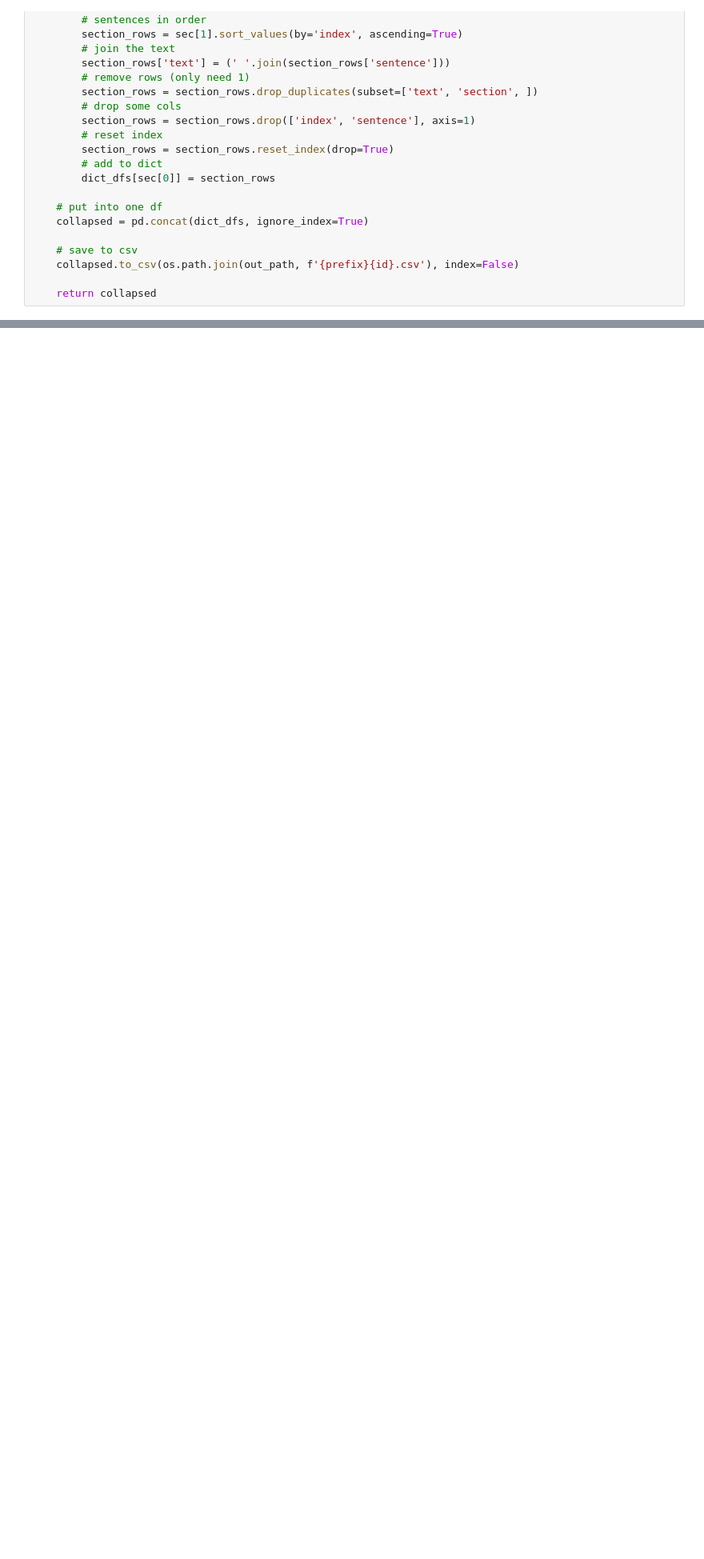
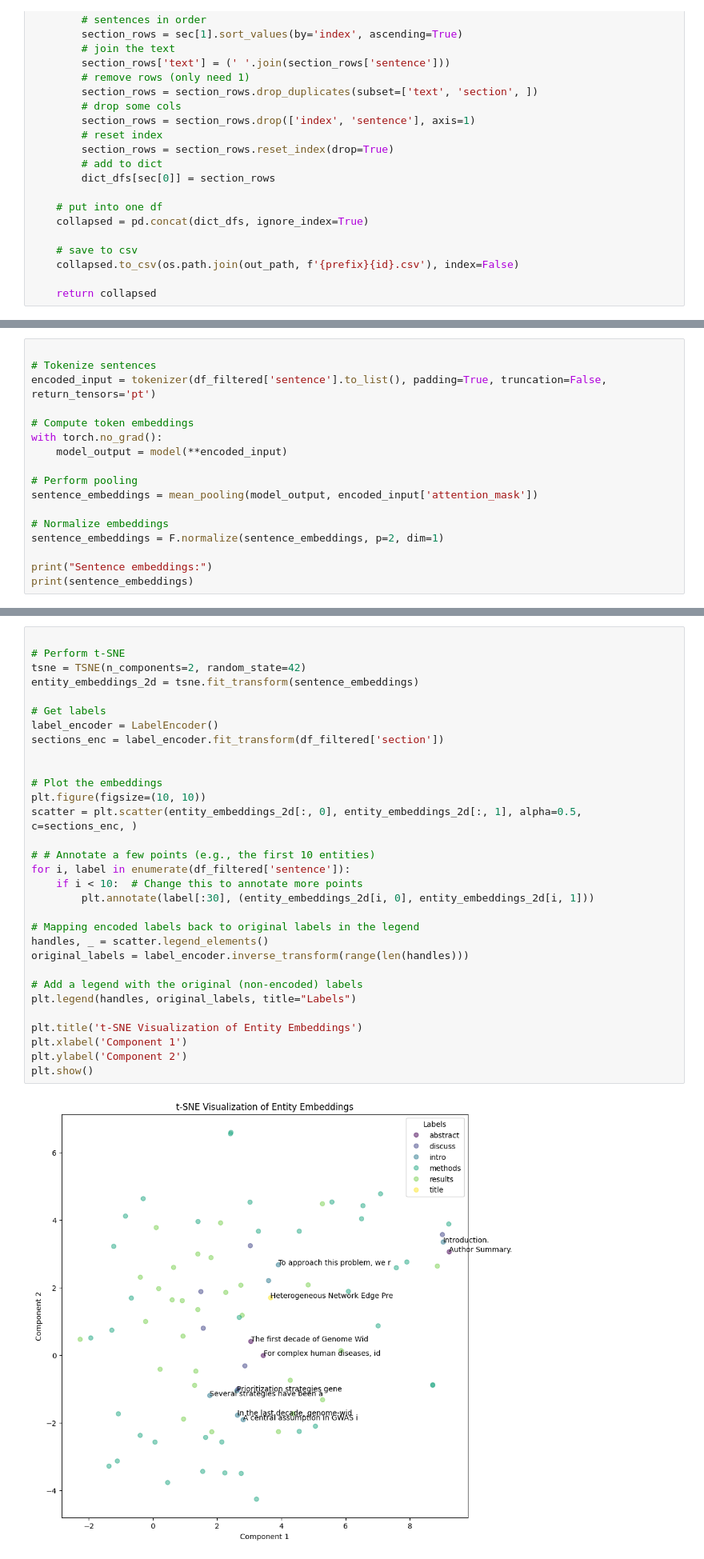
Before and after one commit to Multiomics-Analytics-Group/pubmed-rag, a Jupyter notebook: notebooks/gen_workspace.ipynb, the cells around one changed output, grey strips where cells are left out. Shown at 80% size. Cells and saved outputs as stored; diff of their text form; blank space fills up the shorter version.

Commit message:
trying sentence transformers

```diff
--- a/notebooks/gen_workspace.ipynb
+++ b/notebooks/gen_workspace.ipynb
@@ -168,0 +203,17 @@ collapse_sections(df_filtered, 'biocjson' )
+# %%
+
+# Tokenize sentences
+encoded_input = tokenizer(df_filtered['sentence'].to_list(), padding=True, truncation=False, return_tensors='pt')
+
+# Compute token embeddings
+with torch.no_grad():
+    model_output = model(**encoded_input)
+
+# Perform pooling
+sentence_embeddings = mean_pooling(model_output, encoded_input['attention_mask'])
+
+# Normalize embeddings
+sentence_embeddings = F.normalize(sentence_embeddings, p=2, dim=1)
+
+print("Sentence embeddings:")
+print(sentence_embeddings)
@@ -169,3 +248,36 @@ collapse_sections(df_filtered, 'biocjson' )
+# %%
+
+# Perform t-SNE
+tsne = TSNE(n_components=2, random_state=42)
+entity_embeddings_2d = tsne.fit_transform(sentence_embeddings)
+
+# Get labels
+label_encoder = LabelEncoder()
+sections_enc = label_encoder.fit_transform(df_filtered['section'])
+
+
+# Plot the embeddings
+plt.figure(figsize=(10, 10))
+scatter = plt.scatter(entity_embeddings_2d[:, 0], entity_embeddings_2d[:, 1], alpha=0.5, c=sections_enc, )
+
+# # Annotate a few points (e.g., the first 10 entities)
+for i, label in enumerate(df_filtered['sentence']):
+    if i < 10:  # Change this to annotate more points
+        plt.annotate(label[:30], (entity_embeddings_2d[i, 0], entity_embeddings_2d[i, 1]))
+
+# Mapping encoded labels back to original labels in the legend
+handles, _ = scatter.legend_elements()
+original_labels = label_encoder.inverse_transform(range(len(handles)))
+
+# Add a legend with the original (non-encoded) labels
+plt.legend(handles, original_labels, title="Labels")
+
+plt.title('t-SNE Visualization of Entity Embeddings')
+plt.xlabel('Component 1')
+plt.ylabel('Component 2')
+plt.show()
+# %% [output]
+[figure, added]
 # %%
 ya = {}
 
```
Also changed, not shown: parts of 7 cells of this notebook, 2 other files.
